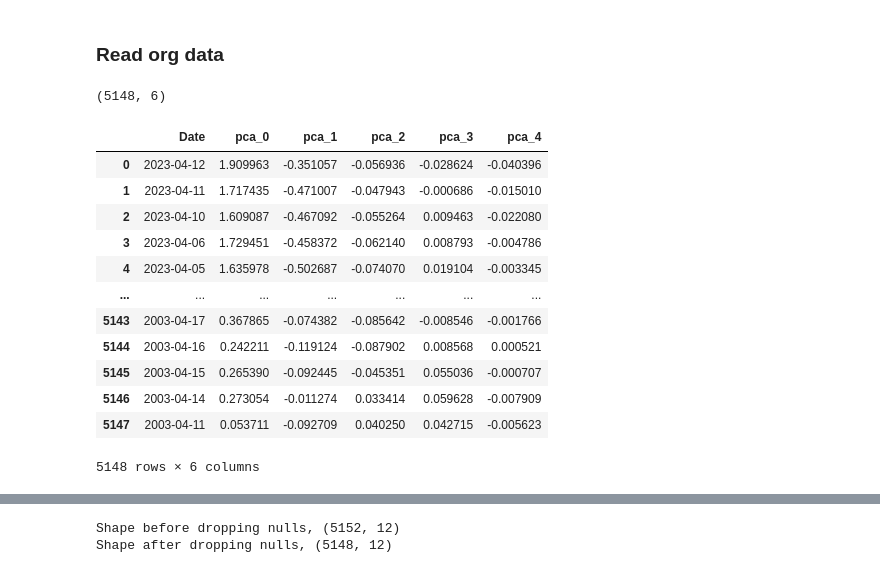
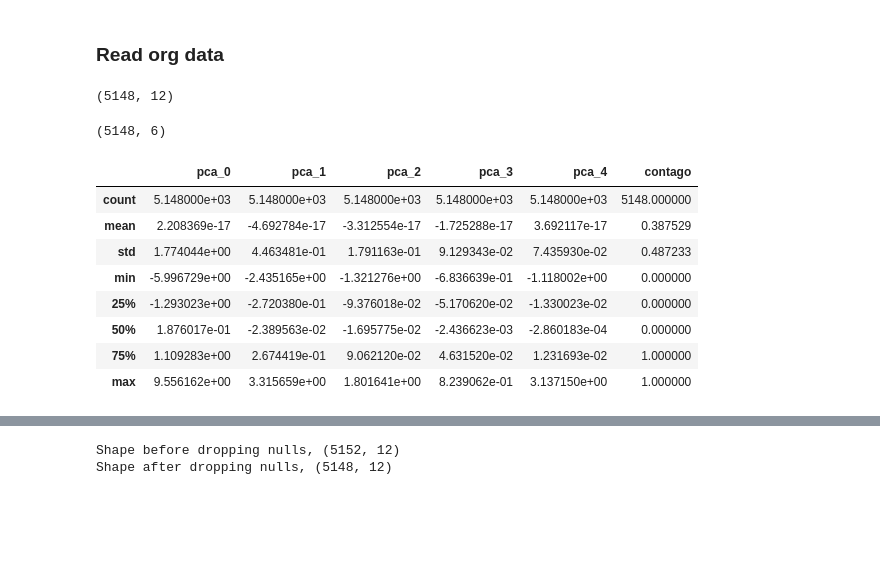
Before and after one commit to ashish1610dhiman/statistical_factors_brent, a Jupyter notebook: notebooks/ashish/c1.hmm_gmm_contago.ipynb, the cells around one changed output, grey strips where cells are left out. Saved outputs shown, nothing was run; the diff lists cells and outputs as text; code cells hidden in the pictures; blank space fills up the shorter version.

```diff
--- a/notebooks/ashish/c1.hmm_gmm_contago.ipynb
+++ b/notebooks/ashish/c1.hmm_gmm_contago.ipynb
@@ -6,24 +6,29 @@ import datetime
 import matplotlib.pyplot as plt
 # %% [markdown]
 ### Read org data
+# %%
+org_data = pd.read_parquet("../../data/data_agg_v0.parquet")
+price_cols = ["PX_LAST"] + [f"PX_LAST_{x}" for x in range(2,13)]
+term_structure_clean = org_data[price_cols]
+term_structure_clean.index = org_data.Date
+term_structure_clean = term_structure_clean.dropna()
+term_structure_clean.shape
+# %% [output]
+(5148, 12)
 # %%
-diff_pca = pd.read_csv("../../data/pca_5c.csv")
+diff_pca = pd.read_csv("../../data/pca_5c.csv",index_col=0)
 diff_pca.shape
 # %% [output]
 (5148, 6)
 # %%
-diff_pca
+diff_pca.describe()
 # %% [output]
-|  | Date | pca_0 | pca_1 | pca_2 | pca_3 | pca_4 |
-| 0 | 2023-04-12 | 1.909963 | -0.351057 | -0.056936 | -0.028624 | -0.040396 |
-| 1 | 2023-04-11 | 1.717435 | -0.471007 | -0.047943 | -0.000686 | -0.015010 |
-| 2 | 2023-04-10 | 1.609087 | -0.467092 | -0.055264 | 0.009463 | -0.022080 |
-| 3 | 2023-04-06 | 1.729451 | -0.458372 | -0.062140 | 0.008793 | -0.004786 |
-| 4 | 2023-04-05 | 1.635978 | -0.502687 | -0.074070 | 0.019104 | -0.003345 |
-| ... | ... | ... | ... | ... | ... | ... |
-| 5143 | 2003-04-17 | 0.367865 | -0.074382 | -0.085642 | -0.008546 | -0.001766 |
-| 5144 | 2003-04-16 | 0.242211 | -0.119124 | -0.087902 | 0.008568 | 0.000521 |
-| 5145 | 2003-04-15 | 0.265390 | -0.092445 | -0.045351 | 0.055036 | -0.000707 |
-| 5146 | 2003-04-14 | 0.273054 | -0.011274 | 0.033414 | 0.059628 | -0.007909 |
-| 5147 | 2003-04-11 | 0.053711 | -0.092709 | 0.040250 | 0.042715 | -0.005623 |
+|  | pca_0 | pca_1 | pca_2 | pca_3 | pca_4 | contago |
+| count | 5.148000e+03 | 5.148000e+03 | 5.148000e+03 | 5.148000e+03 | 5.148000e+03 | 5148.000000 |
+| mean | 2.208369e-17 | -4.692784e-17 | -3.312554e-17 | -1.725288e-17 | 3.692117e-17 | 0.387529 |
+| std | 1.774044e+00 | 4.463481e-01 | 1.791163e-01 | 9.129343e-02 | 7.435930e-02 | 0.487233 |
+| min | -5.996729e+00 | -2.435165e+00 | -1.321276e+00 | -6.836639e-01 | -1.118002e+00 | 0.000000 |
+| 25% | -1.293023e+00 | -2.720380e-01 | -9.376018e-02 | -5.170620e-02 | -1.330023e-02 | 0.000000 |
+| 50% | 1.876017e-01 | -2.389563e-02 | -1.695775e-02 | -2.436623e-03 | -2.860183e-04 | 0.000000 |
+| 75% | 1.109283e+00 | 2.674419e-01 | 9.062120e-02 | 4.631520e-02 | 1.231693e-02 | 1.000000 |
+| max | 9.556162e+00 | 3.315659e+00 | 1.801641e+00 | 8.239062e-01 | 3.137150e+00 | 1.000000 |
-5148 rows × 6 columns
```
Also changed, not shown: parts of 23 cells of this notebook, 2 other files.
